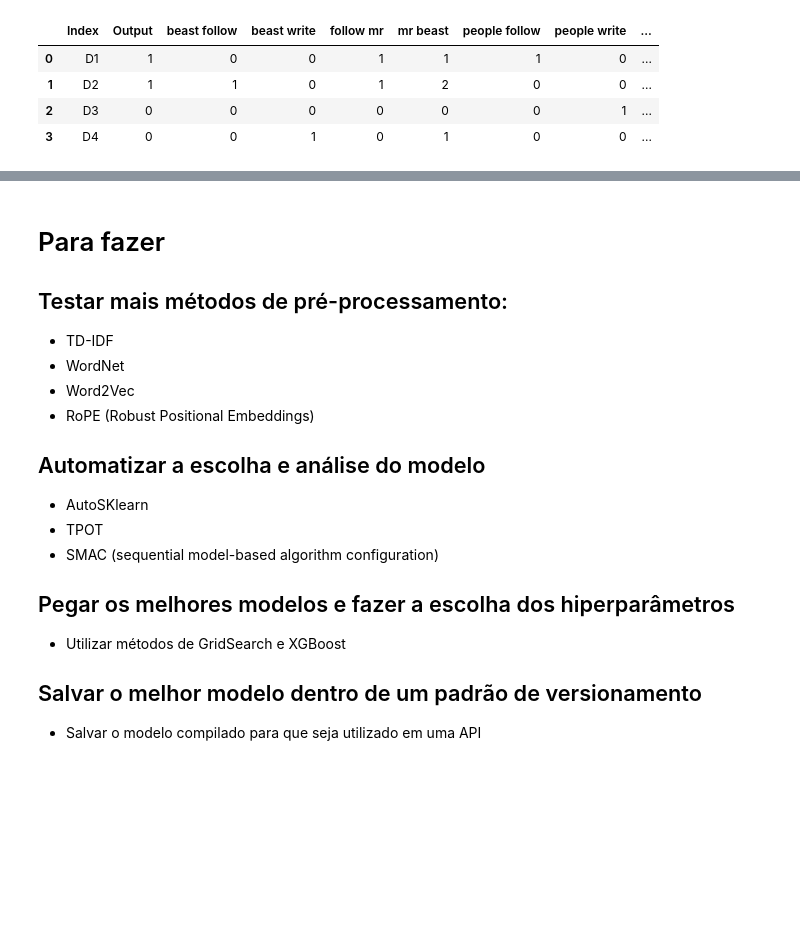
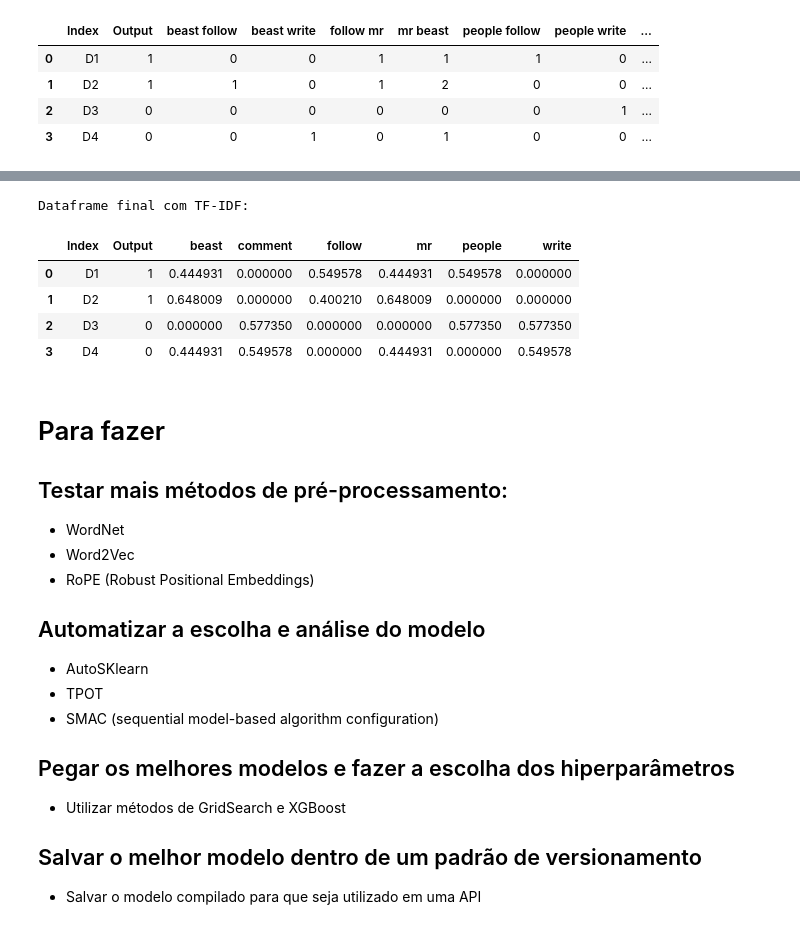
Before and after one commit to thiago-abarros/twitter-sentiment-analysis, a Jupyter notebook: notebooks/pre-processing.ipynb, the cells around one changed output, grey strips where cells are left out. Saved outputs shown, nothing was run; the diff lists cells and outputs as text; code cells hidden in the pictures; blank space fills up the shorter version.

```diff
--- a/notebooks/pre-processing.ipynb
+++ b/notebooks/pre-processing.ipynb
@@ -666,7 +753,42 @@ Final DataFrame with bi-gram:
+# %%
+from sklearn.feature_extraction.text import TfidfVectorizer
+
+data = {
+    'Index': ['D1', 'D2', 'D3', 'D4'],
+    'Text': [
+        'People Follow Mr.Beast',
+        'Mr.Beast Follow Mr.Beast',
+        'People Write comment',
+        'Mr.Beast Write comment'
+    ],
+    'Output': [1, 1, 0, 0]
+}
+
+df = pd.DataFrame(data)
+texts = df['Text']
+labels = df['Output']
+# %%
+tfidf_vectorizer = TfidfVectorizer()
+
+X_tfidf = tfidf_vectorizer.fit_transform(texts)
+
+feature_names = tfidf_vectorizer.get_feature_names_out()
+
+df_tfidf = pd.DataFrame(X_tfidf.toarray(), columns=feature_names)
+df_final = pd.concat([df[['Index', 'Output']], df_tfidf], axis=1)
+
+print("Dataframe final com TF-IDF:")
+df_final
+# %% [output]
+Dataframe final com TF-IDF:
+|  | Index | Output | beast | comment | follow | mr | people | write |
+| 0 | D1 | 1 | 0.444931 | 0.000000 | 0.549578 | 0.444931 | 0.549578 | 0.000000 |
+| 1 | D2 | 1 | 0.648009 | 0.000000 | 0.400210 | 0.648009 | 0.000000 | 0.000000 |
+| 2 | D3 | 0 | 0.000000 | 0.577350 | 0.000000 | 0.000000 | 0.577350 | 0.577350 |
+| 3 | D4 | 0 | 0.444931 | 0.549578 | 0.000000 | 0.444931 | 0.000000 | 0.549578 |
 # %% [markdown]
 # Para fazer
 ## Testar mais métodos de pré-processamento:
-- TD-IDF
 - WordNet
 - Word2Vec
 - RoPE (Robust Positional Embeddings)
```
Also changed, not shown: parts of 2 cells of this notebook.
